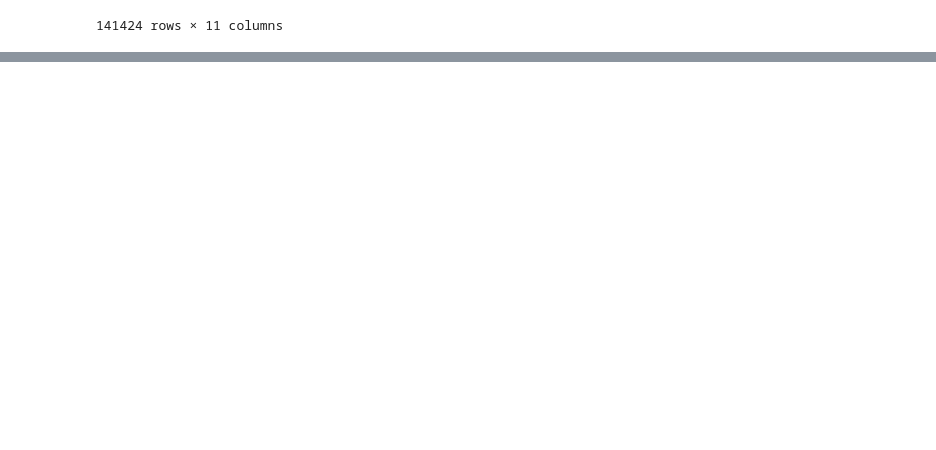
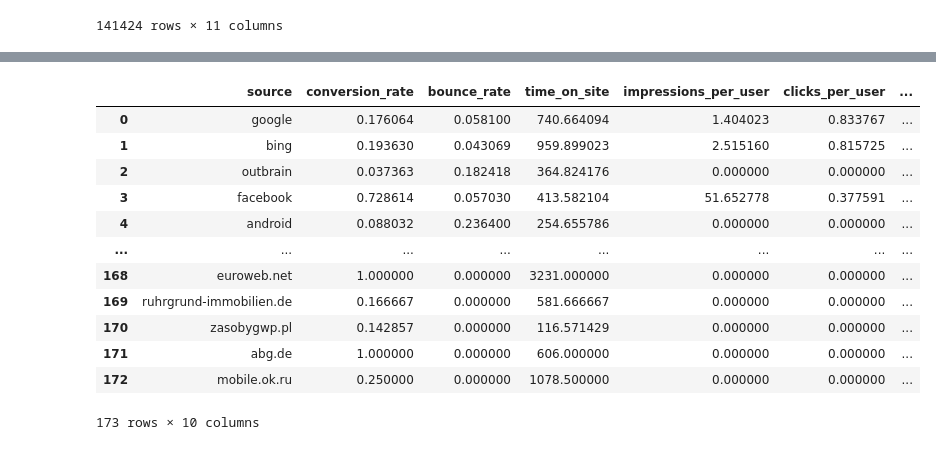
Before and after one commit to camiladwa/case_study, a Jupyter notebook: deepnote/sc24/sc24 - Improving marketing effectiveness.ipynb, the cells around one changed output, grey strips where cells are left out. Cells and saved outputs as stored; diff of their text form; code cells hidden in the pictures; blank space fills up the shorter version.

```diff
--- a/deepnote/sc24/sc24 - Improving marketing effectiveness.ipynb
+++ b/deepnote/sc24/sc24 - Improving marketing effectiveness.ipynb
@@ -131,0 +226,17 @@ DeepnoteChart(df_3, """{"layer":[{"layer":[{"mark":{"clip":true,"type":"trail","
+# %%
+additional_metrics = _deepnote_execute_sql('SELECT\n    source\n    , sum(conversion)/sum(users) AS conversion_rate\n    , sum(bounces)/sum(users) AS bounce_rate\n    , sum(time_on_site)/sum(users) AS time_on_site\n    , avg(impressions)/sum(users) impressions_per_user\n    , avg(clicks)/sum(users) AS clicks_per_user\n    , sum(users) AS total_users\n    , sum(distinct_users) AS distinct_users\n    , sum(conversion) AS conversions\n    , sum(bounces) AS bounces\nFROM funnel\nGROUP BY 1\nHAVING sum(conversion) > 0\n', 'SQL_DEEPNOTE_DATAFRAME_SQL', audit_sql_comment='', sql_cache_mode='cache_disabled')
+additional_metrics
+# %% [output]
+|  | source | conversion_rate | bounce_rate | time_on_site | impressions_per_user | clicks_per_user | ... |
+| 0 | google | 0.176064 | 0.058100 | 740.664094 | 1.404023 | 0.833767 | ... |
+| 1 | bing | 0.193630 | 0.043069 | 959.899023 | 2.515160 | 0.815725 | ... |
+| 2 | outbrain | 0.037363 | 0.182418 | 364.824176 | 0.000000 | 0.000000 | ... |
+| 3 | facebook | 0.728614 | 0.057030 | 413.582104 | 51.652778 | 0.377591 | ... |
+| 4 | android | 0.088032 | 0.236400 | 254.655786 | 0.000000 | 0.000000 | ... |
+| ... | ... | ... | ... | ... | ... | ... | ... |
+| 168 | euroweb.net | 1.000000 | 0.000000 | 3231.000000 | 0.000000 | 0.000000 | ... |
+| 169 | ruhrgrund-immobilien.de | 0.166667 | 0.000000 | 581.666667 | 0.000000 | 0.000000 | ... |
+| 170 | zasobygwp.pl | 0.142857 | 0.000000 | 116.571429 | 0.000000 | 0.000000 | ... |
+| 171 | abg.de | 1.000000 | 0.000000 | 606.000000 | 0.000000 | 0.000000 | ... |
+| 172 | mobile.ok.ru | 0.250000 | 0.000000 | 1078.500000 | 0.000000 | 0.000000 | ... |
+173 rows × 10 columns
```
Also changed, not shown: parts of 40 cells of this notebook.
